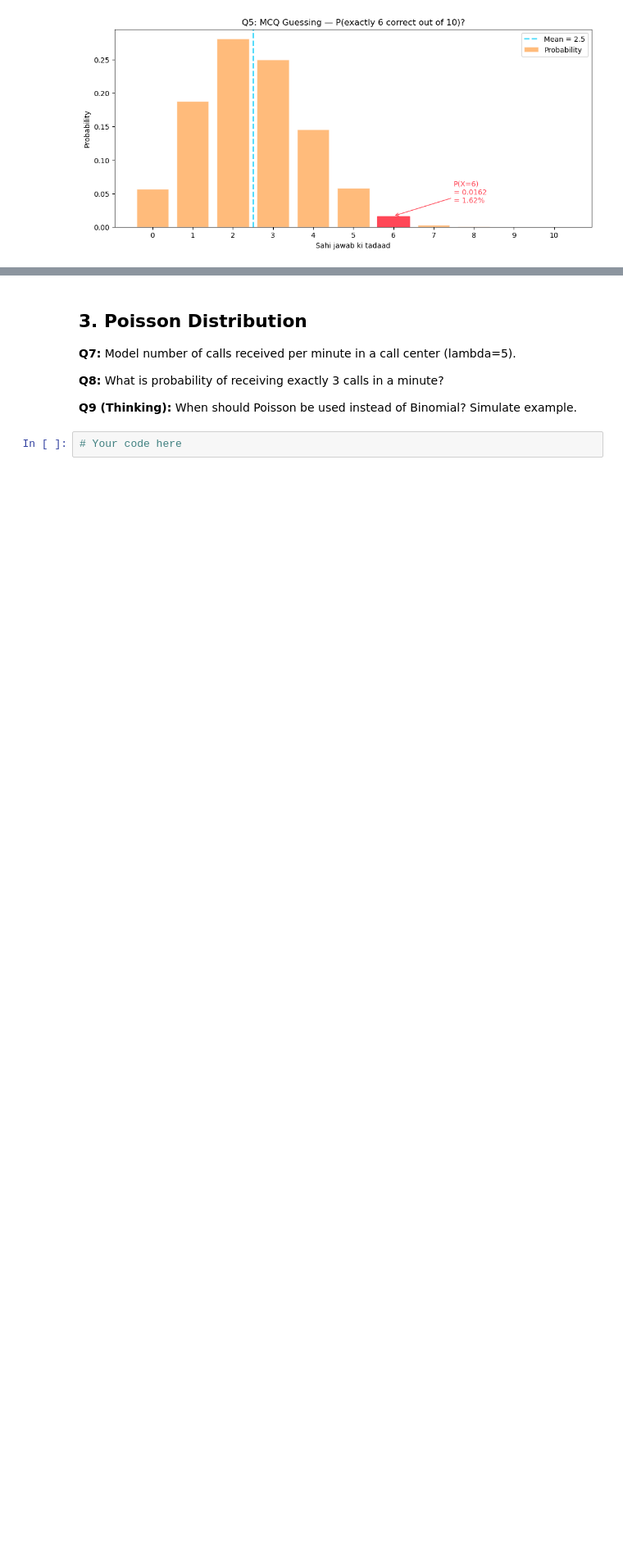
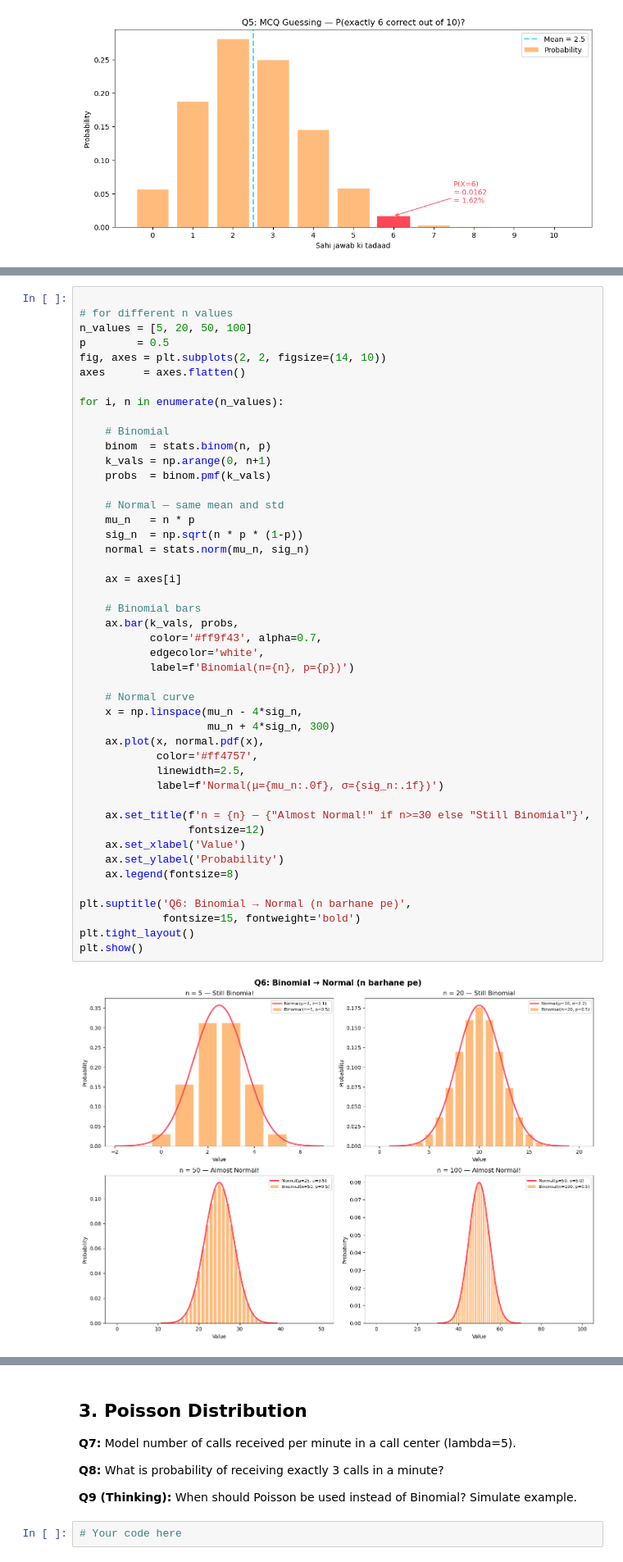
Before and after one commit to tashfeen786/AI-ML-BootCamp, a Jupyter notebook: NETSOL WORK/Week_4/probability_questions_extended.ipynb, the cells around one changed output, grey strips where cells are left out. Shown at 82% size. Saved outputs shown, nothing was run; the diff lists cells and outputs as text; blank space fills up the shorter version.

```diff
--- a/NETSOL WORK/Week_4/probability_questions_extended.ipynb
+++ b/NETSOL WORK/Week_4/probability_questions_extended.ipynb
@@ -332,0 +341,48 @@ Mean  = nxp = 2.5 questions expected sahi
+# %%
+
+# for different n values
+n_values = [5, 20, 50, 100]
+p        = 0.5
+fig, axes = plt.subplots(2, 2, figsize=(14, 10))
+axes      = axes.flatten()
+
+for i, n in enumerate(n_values):
+
+    # Binomial
+    binom  = stats.binom(n, p)
+    k_vals = np.arange(0, n+1)
+    probs  = binom.pmf(k_vals)
+
+    # Normal — same mean and std
+    mu_n   = n * p
+    sig_n  = np.sqrt(n * p * (1-p))
+    normal = stats.norm(mu_n, sig_n)
+
+    ax = axes[i]
+
+    # Binomial bars
+    ax.bar(k_vals, probs,
+           color='#ff9f43', alpha=0.7,
+           edgecolor='white',
+           label=f'Binomial(n={n}, p={p})')
+
+    # Normal curve
+    x = np.linspace(mu_n - 4*sig_n,
+                    mu_n + 4*sig_n, 300)
+    ax.plot(x, normal.pdf(x),
+            color='#ff4757',
+            linewidth=2.5,
+            label=f'Normal(μ={mu_n:.0f}, σ={sig_n:.1f})')
+
+    ax.set_title(f'n = {n} — {"Almost Normal!" if n>=30 else "Still Binomial"}',
+                 fontsize=12)
+    ax.set_xlabel('Value')
+    ax.set_ylabel('Probability')
+    ax.legend(fontsize=8)
+
+plt.suptitle('Q6: Binomial → Normal (n barhane pe)',
+             fontsize=15, fontweight='bold')
+plt.tight_layout()
+plt.show()
+# %% [output]
+[figure, added]
```
Also changed, not shown: parts of 2 cells of this notebook.
